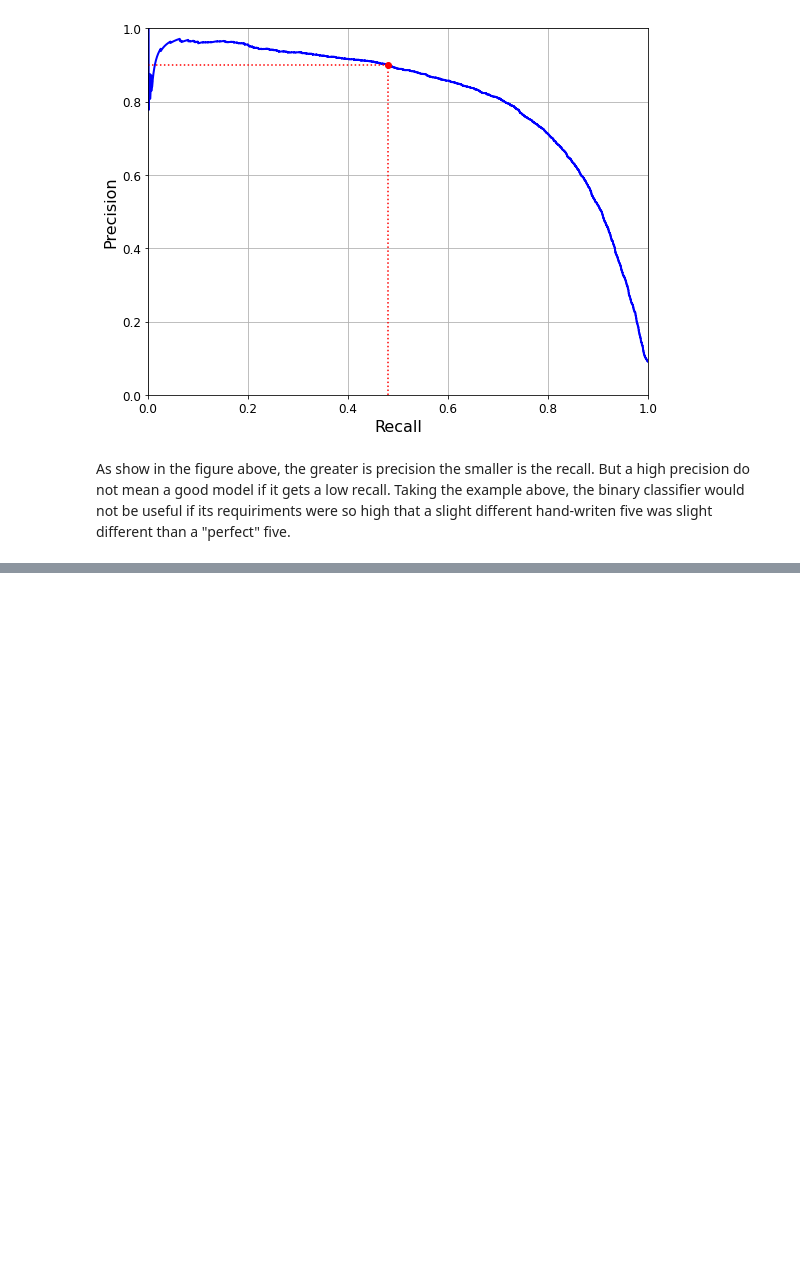
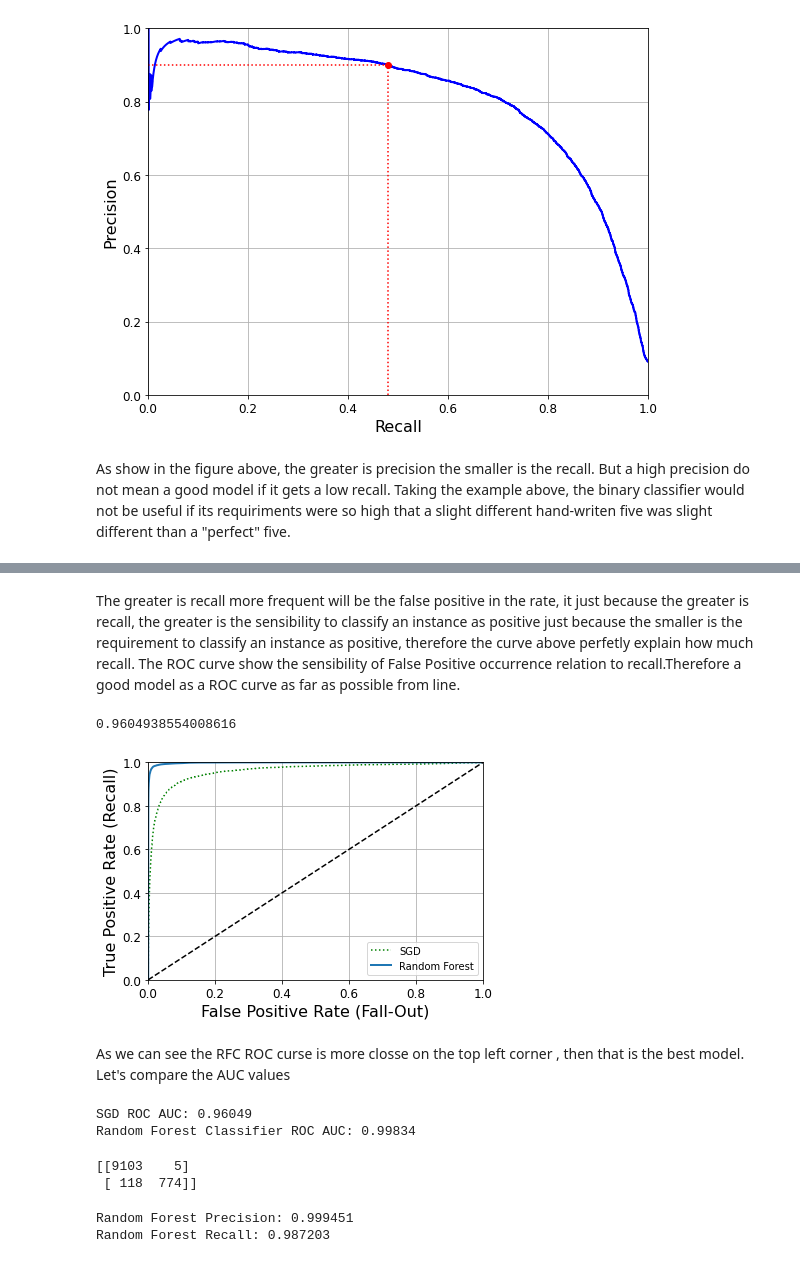
Before and after one commit to lucasvittal2/handwritten-classifier, a Jupyter notebook: Handwritten-MNIST-project.ipynb, the cells around one changed output, grey strips where cells are left out. Cells and saved outputs as stored; diff of their text form; code cells hidden in the pictures; blank space fills up the shorter version.

```diff
--- a/Handwritten-MNIST-project.ipynb
+++ b/Handwritten-MNIST-project.ipynb
@@ -245,0 +272,2 @@ As show in the figure above, the greater is precision the smaller is the recall.
+# %% [markdown]
+The greater is recall more frequent will be the false positive in the rate, it just because the greater is recall, the greater is the sensibility to classify an instance as positive just because the smaller is the requirement to classify an instance as positive, therefore the curve above perfetly explain how much recall. The ROC curve show the sensibility of False Positive occurrence relation to recall.Therefore a good model as a ROC curve as far as possible from line.
@@ -245,0 +276,4 @@ As show in the figure above, the greater is precision the smaller is the recall.
+# %%
+roc_auc_score(y_train_5, y_scores)
+# %% [output]
+0.9604938554008616
@@ -245,0 +282,24 @@ As show in the figure above, the greater is precision the smaller is the recall.
+# %%
+forest_clf = RandomForestClassifier(random_state=42)
+y_probas_forest = cross_val_predict( forest_clf, X_train, y_train_5, cv=3, method="predict_proba")
+# %%
+y_scores_forest = y_probas_forest[:,1]
+fpr_forest, tpr_forest, thersholds_forest = roc_curve(y_train_5, y_scores_forest)
+# %%
+#comparing the roc curve
+
+plt.plot(fpr, tpr, "g:", label ="SGD")
+plot_roc_curve(fpr_forest, tpr_forest, "Random Forest")
+plt.legend(loc="lower right")
+plt.show()
+# %% [output]
+[figure, added]
+# %% [markdown]
+As we can see the RFC ROC curse is more closse on the top left corner , then  that is the best model.
+Let's compare the AUC values
+# %%
+print("SGD ROC AUC: %.5f"%(roc_auc_score(y_train_5, y_scores)))
+print("Random Forest Classifier ROC AUC: %.5f" %(roc_auc_score(y_train_5, y_scores_forest)))
+# %% [output]
+SGD ROC AUC: 0.96049
+Random Forest Classifier ROC AUC: 0.99834
@@ -245,0 +309,15 @@ As show in the figure above, the greater is precision the smaller is the recall.
+# %%
+cm = confusion_matrix(y_test_5, y_pred_5)
+print(confusion_matrix_rfc)
+# %% [output]
+[[9103    5]
+ [ 118  774]]
+# %%
+precision = cm[0,0]/(cm[0,0]+cm[0,1])
+recall = cm[0,0]/([cm[0,0] + cm[1,0]])
+
+print("Random Forest Precision: %.6f"%(precision))
+print("Random Forest Recall: %.6f"%(recall))
+# %% [output]
+Random Forest Precision: 0.999451
+Random Forest Recall: 0.987203
```
Also changed, not shown: parts of 30 cells of this notebook, 2 other files.
